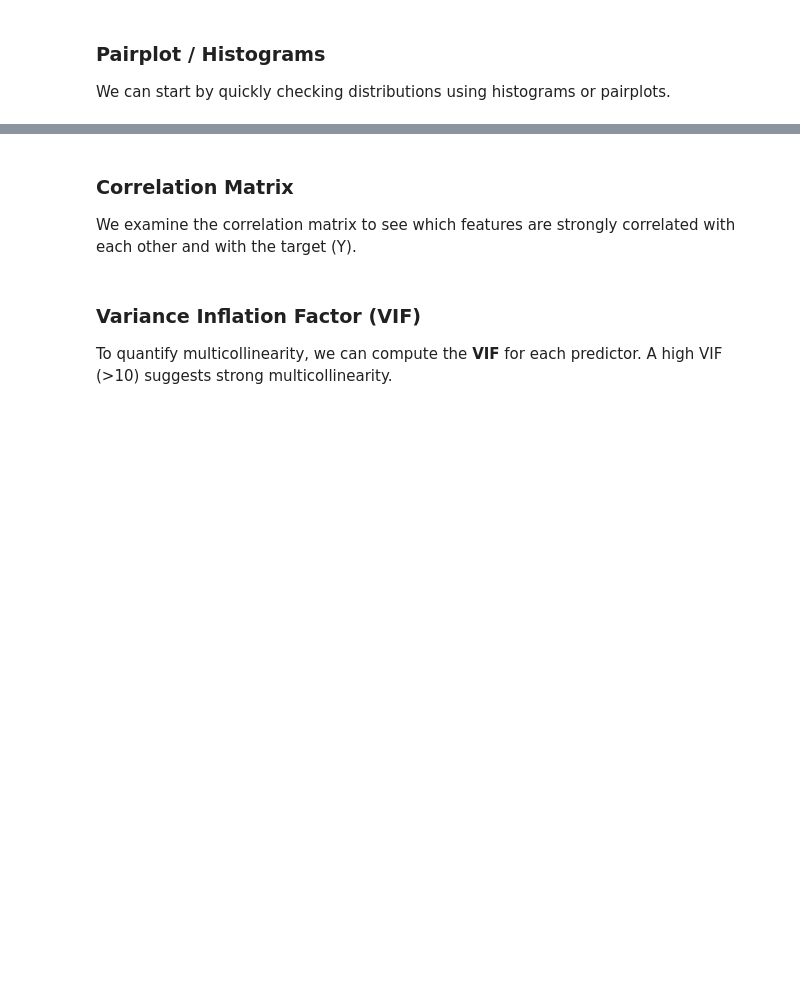
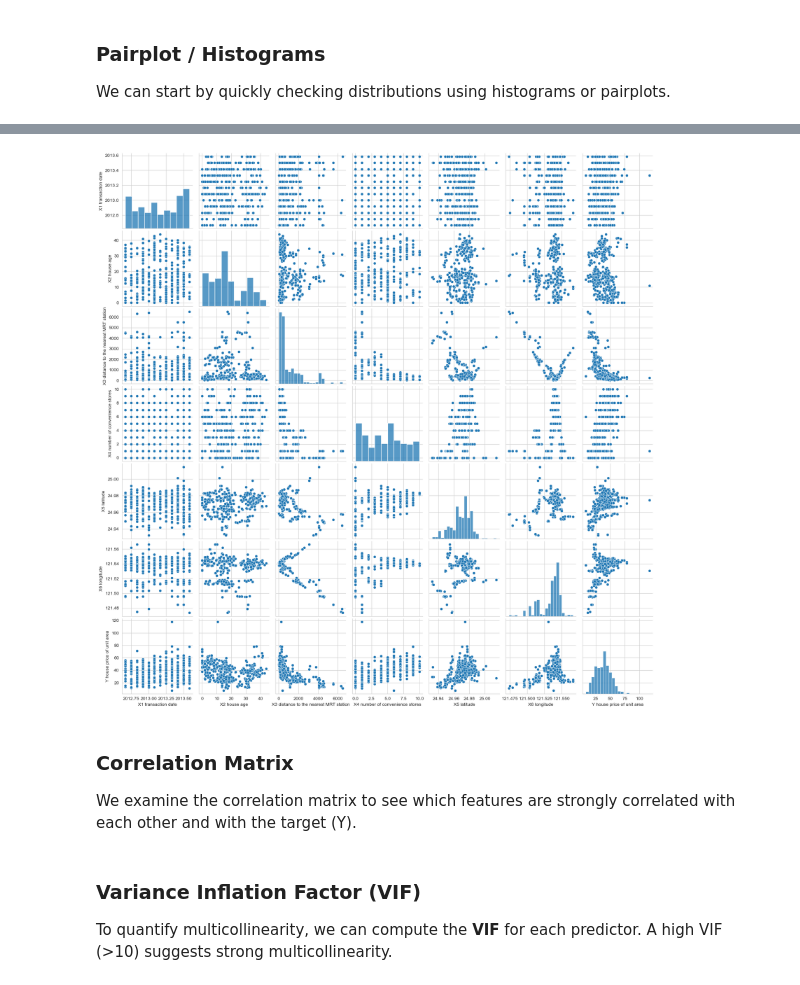
Before and after one commit to mohamd7ali/ML, a Jupyter notebook: real_estate.ipynb, the cells around one changed output, grey strips where cells are left out. Drawn from its saved outputs; the diff is of its cells as text; code cells hidden in the pictures; blank space fills up the shorter version.

Commit message:
Preprocess and Pairplot

```diff
--- a/real_estate.ipynb
+++ b/real_estate.ipynb
@@ -197,3 +235,9 @@ We can start by quickly checking distributions using histograms or pairplots.
+# %%
+# Pair Plot using seaborn
+sns.pairplot(df[numeric_columns])
+plt.show()
+# %% [output]
+[figure, added]
 # %% [markdown]
 ### Correlation Matrix
 We examine the correlation matrix to see which features are strongly correlated with each other and with the target (Y).
```
Also changed, not shown: parts of 3 cells of this notebook.
